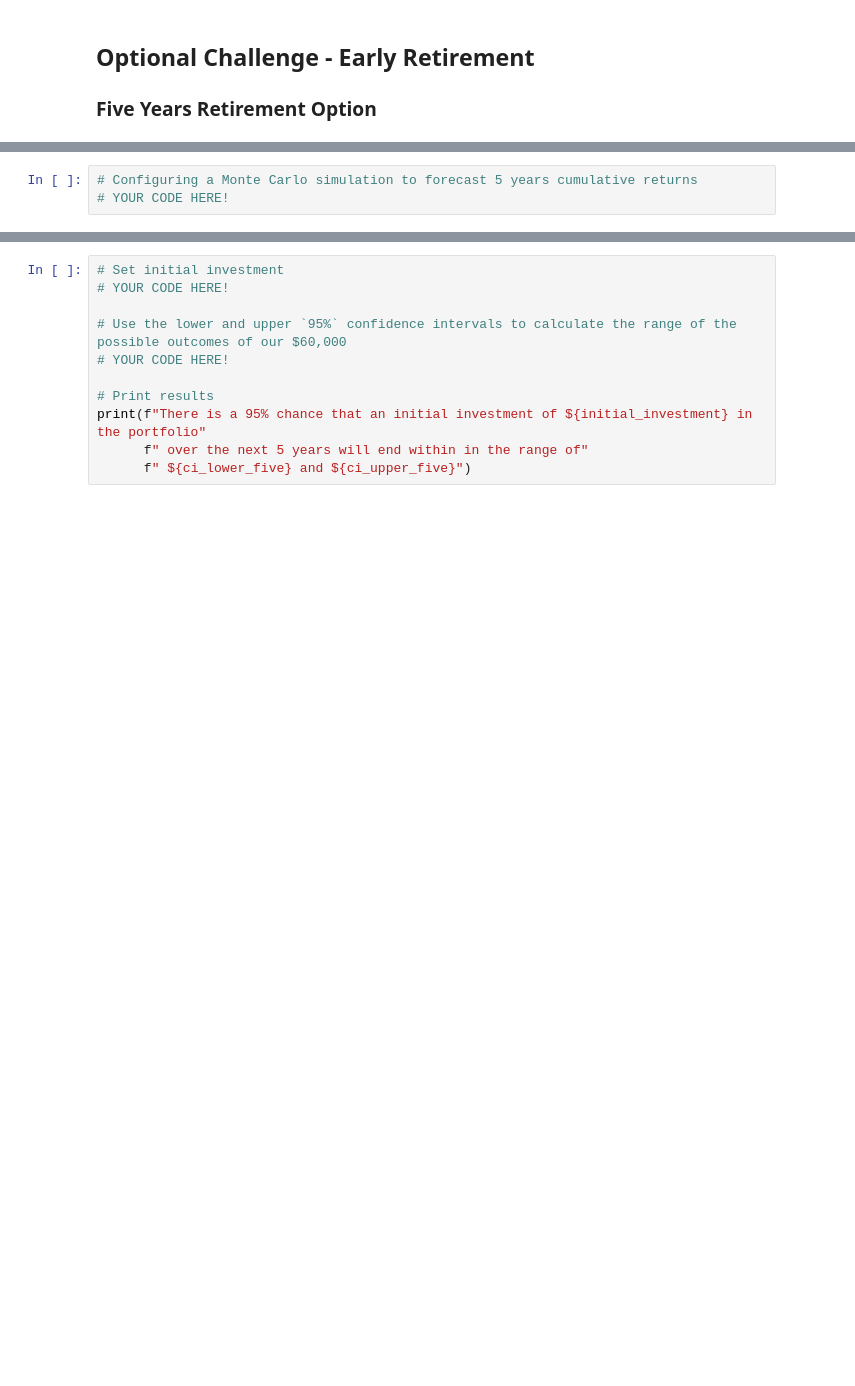
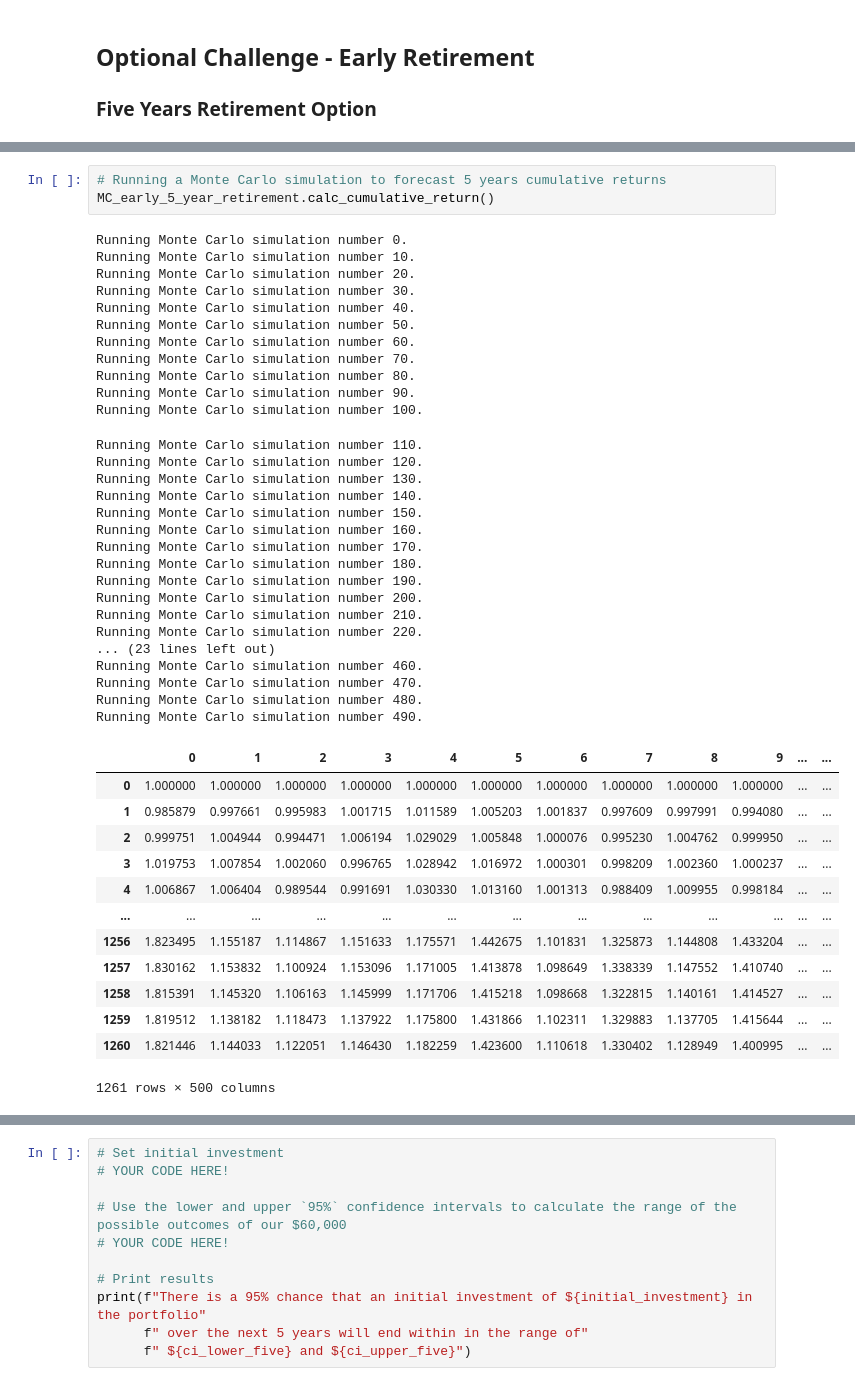
Before and after one commit to Aqui1983/Module_5_Homework, a Jupyter notebook: financial-planner.ipynb, the cells around one changed output, grey strips where cells are left out. Saved outputs shown, nothing was run; the diff lists cells and outputs as text; blank space fills up the shorter version.

```diff
--- a/financial-planner.ipynb
+++ b/financial-planner.ipynb
@@ -356,3 +364,45 @@ There is a 95% chance that an initial investment of $30000.0 in the portfolio ov
 # %%
-# Configuring a Monte Carlo simulation to forecast 5 years cumulative returns
-# YOUR CODE HERE!
+# Running a Monte Carlo simulation to forecast 5 years cumulative returns
+MC_early_5_year_retirement.calc_cumulative_return()
+# %% [output]
+Running Monte Carlo simulation number 0.
+Running Monte Carlo simulation number 10.
+Running Monte Carlo simulation number 20.
+Running Monte Carlo simulation number 30.
+Running Monte Carlo simulation number 40.
+Running Monte Carlo simulation number 50.
+Running Monte Carlo simulation number 60.
+Running Monte Carlo simulation number 70.
+Running Monte Carlo simulation number 80.
+Running Monte Carlo simulation number 90.
+Running Monte Carlo simulation number 100.
+Running Monte Carlo simulation number 110.
+Running Monte Carlo simulation number 120.
+Running Monte Carlo simulation number 130.
+Running Monte Carlo simulation number 140.
+Running Monte Carlo simulation number 150.
+Running Monte Carlo simulation number 160.
+Running Monte Carlo simulation number 170.
+Running Monte Carlo simulation number 180.
+Running Monte Carlo simulation number 190.
+Running Monte Carlo simulation number 200.
+Running Monte Carlo simulation number 210.
+Running Monte Carlo simulation number 220.
+... (23 lines left out)
+Running Monte Carlo simulation number 460.
+Running Monte Carlo simulation number 470.
+Running Monte Carlo simulation number 480.
+Running Monte Carlo simulation number 490.
+|  | 0 | 1 | 2 | 3 | 4 | 5 | 6 | 7 | 8 | 9 | ... | ... |
+| 0 | 1.000000 | 1.000000 | 1.000000 | 1.000000 | 1.000000 | 1.000000 | 1.000000 | 1.000000 | 1.000000 | 1.000000 | ... | ... |
+| 1 | 0.985879 | 0.997661 | 0.995983 | 1.001715 | 1.011589 | 1.005203 | 1.001837 | 0.997609 | 0.997991 | 0.994080 | ... | ... |
+| 2 | 0.999751 | 1.004944 | 0.994471 | 1.006194 | 1.029029 | 1.005848 | 1.000076 | 0.995230 | 1.004762 | 0.999950 | ... | ... |
+| 3 | 1.019753 | 1.007854 | 1.002060 | 0.996765 | 1.028942 | 1.016972 | 1.000301 | 0.998209 | 1.002360 | 1.000237 | ... | ... |
+| 4 | 1.006867 | 1.006404 | 0.989544 | 0.991691 | 1.030330 | 1.013160 | 1.001313 | 0.988409 | 1.009955 | 0.998184 | ... | ... |
+| ... | ... | ... | ... | ... | ... | ... | ... | ... | ... | ... | ... | ... |
+| 1256 | 1.823495 | 1.155187 | 1.114867 | 1.151633 | 1.175571 | 1.442675 | 1.101831 | 1.325873 | 1.144808 | 1.433204 | ... | ... |
+| 1257 | 1.830162 | 1.153832 | 1.100924 | 1.153096 | 1.171005 | 1.413878 | 1.098649 | 1.338339 | 1.147552 | 1.410740 | ... | ... |
+| 1258 | 1.815391 | 1.145320 | 1.106163 | 1.145999 | 1.171706 | 1.415218 | 1.098668 | 1.322815 | 1.140161 | 1.414527 | ... | ... |
+| 1259 | 1.819512 | 1.138182 | 1.118473 | 1.137922 | 1.175800 | 1.431866 | 1.102311 | 1.329883 | 1.137705 | 1.415644 | ... | ... |
+| 1260 | 1.821446 | 1.144033 | 1.122051 | 1.146430 | 1.182259 | 1.423600 | 1.110618 | 1.330402 | 1.128949 | 1.400995 | ... | ... |
+1261 rows × 500 columns
```
Also changed, not shown: parts of 9 cells of this notebook, 1 other file.
